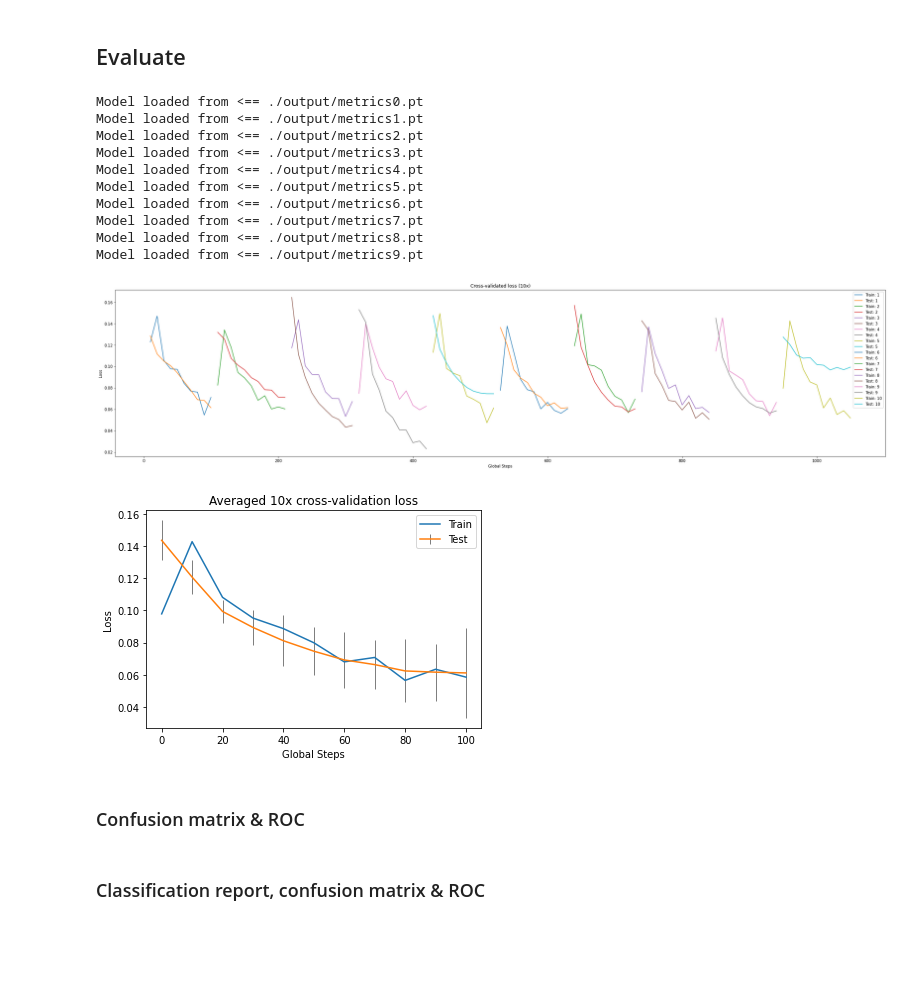
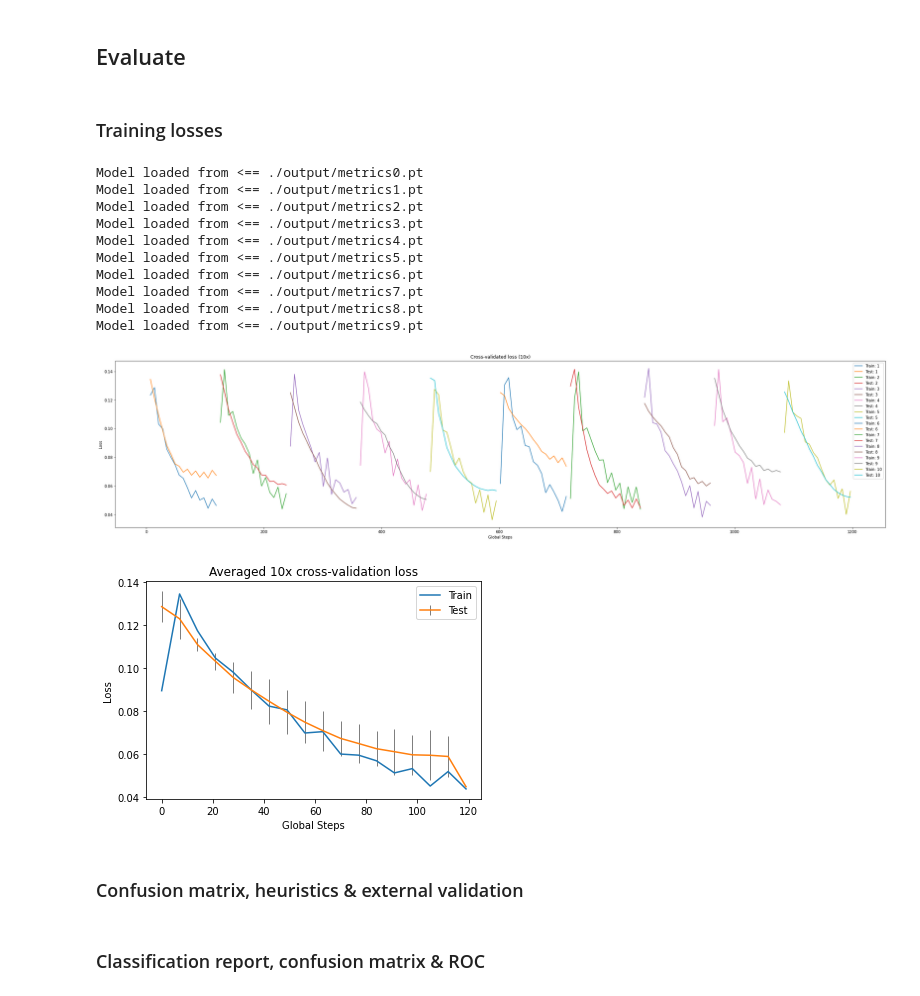
Before and after one commit to ejmockler/AgGRU-Check, a Jupyter notebook: amyloidClassification.ipynb, the cells around one changed output. Cells and saved outputs as stored; diff of their text form; code cells hidden in the pictures; blank space fills up the shorter version.

```diff
--- a/amyloidClassification.ipynb
+++ b/amyloidClassification.ipynb
@@ -422,7 +429,7 @@ Hyperparameters:
  - Loss function
  - Optimizer
 # %%
-training_losses, validation_losses, global_steps = train(vocab=sequence.vocab, lr=0.0003, criterion=nn.SmoothL1Loss(), fields=fields, dataset=fullDataset, foldCount=10, file_path = destination_folder, num_epochs=5)
+training_losses, validation_losses, global_steps = train(vocab=sequence.vocab, lr=0.00025, criterion=nn.SmoothL1Loss(), fields=fields, dataset=fullDataset, foldCount=10, file_path = destination_folder, num_epochs=8)
 # %% [output]
 FOLD 0
 --------------------------------
@@ -443,9 +450,11 @@ Model saved to ==> ./output/metrics9.pt
 Finished Training!
 # %% [markdown]
 ## Evaluate
+# %% [markdown]
+### Training losses
 # %%
 foldCount = 10
-if len(global_steps[0]) != len(global_steps[1]): global_steps[0].insert(0, 0)
+if len(global_steps[0]) != len(train_loss_list): global_steps[0].insert(0, 0)
 
 # average losses
 totalTrainingLosses = pd.DataFrame(list(training_losses.values()))
@@ -462,35 +471,35 @@ averageTestingDeviation = totalTestingLosses.std(axis=0)
 plt.figure(figsize=(36,8))
 plt.title('Cross-validated loss (10x)')
 for fold in range(foldCount):
     train_loss_list, valid_loss_list, global_steps_list = load_metrics(destination_folder + f'/metrics{fold}.pt')
     plt.plot(global_steps_list, train_loss_list, label=f'Train: {fold+1}')
     plt.plot(global_steps_list, valid_loss_list, label=f'Test: {fold+1}')
     plt.legend()
 plt.xlabel('Global Steps')
 plt.ylabel('Loss')
 plt.show()
 
 # plot average loss across folds
 plt.title('Averaged 10x cross-validation loss')
 plt.plot(global_steps[0], averageTrainingLosses, label='Train')
 plt.errorbar(global_steps[0], averageTestingLosses, averageTestingDeviation, label='Test', ecolor='black', elinewidth=0.5)
 plt.xlabel('Global Steps')
 plt.ylabel('Loss')
 plt.legend()
 plt.show()
 # %% [output]
 Model loaded from <== ./output/metrics0.pt
 Model loaded from <== ./output/metrics1.pt
 Model loaded from <== ./output/metrics2.pt
 Model loaded from <== ./output/metrics3.pt
 Model loaded from <== ./output/metrics4.pt
 Model loaded from <== ./output/metrics5.pt
 Model loaded from <== ./output/metrics6.pt
 Model loaded from <== ./output/metrics7.pt
 Model loaded from <== ./output/metrics8.pt
 Model loaded from <== ./output/metrics9.pt
-[figure, old version]
+[figure, new version]
-[figure, old version]
+[figure, new version]
 # %% [markdown]
-### Confusion matrix & ROC
+### Confusion matrix, heuristics & external validation
 # %%
```
Also changed, not shown: parts of 17 cells of this notebook, 2 other files.
